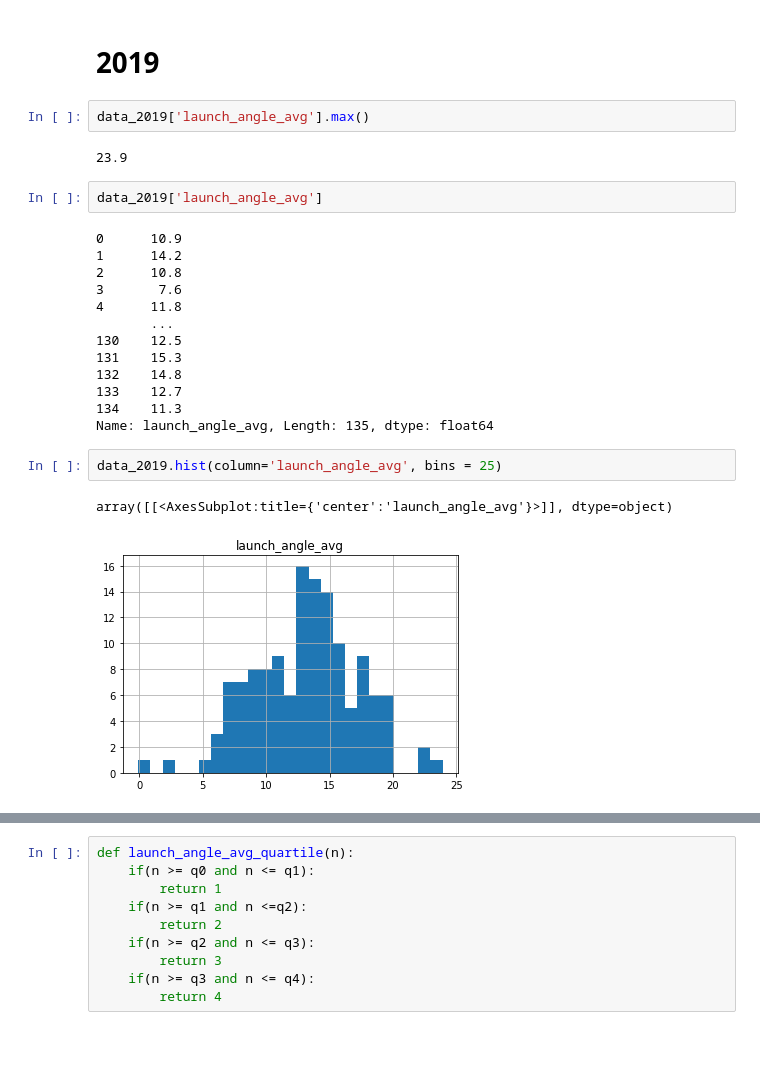
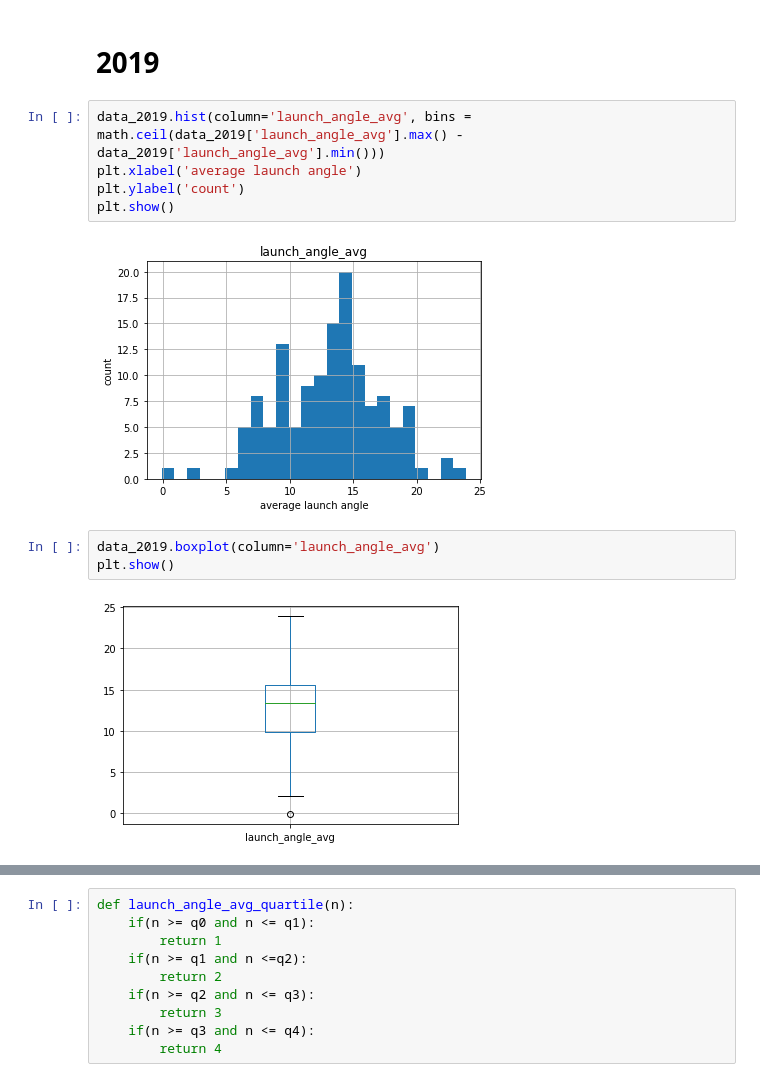
Before and after one commit to GeoffreyBrann/info2950, a Jupyter notebook: phase_4_launch_ange.ipynb, the cells around one changed output, grey strips where cells are left out. Cells and saved outputs as stored; diff of their text form; blank space fills up the shorter version.

```diff
--- a/phase_4_launch_ange.ipynb
+++ b/phase_4_launch_ange.ipynb
@@ -13,27 +14,15 @@ data_2016 = pd.read_csv('2016_statcast_data_final.csv')
 data_2015 = pd.read_csv('2015_statcast_data_final.csv')
 # %% [markdown]
 # 2019
-# %%
-data_2019['launch_angle_avg'].max()
-# %% [output]
-23.9
+# %%
+data_2019.hist(column='launch_angle_avg', bins = math.ceil(data_2019['launch_angle_avg'].max() - data_2019['launch_angle_avg'].min()))
+plt.xlabel('average launch angle')
+plt.ylabel('count')
+plt.show()
+# %% [output]
+[figure, added]
 # %%
-data_2019['launch_angle_avg']
+data_2019.boxplot(column='launch_angle_avg')
+plt.show()
 # %% [output]
-0      10.9
-1      14.2
-2      10.8
-3       7.6
-4      11.8
-       ...
-130    12.5
-131    15.3
-132    14.8
-133    12.7
-134    11.3
-Name: launch_angle_avg, Length: 135, dtype: float64
+[figure, added]
-# %%
-data_2019.hist(column='launch_angle_avg', bins = 25)
-# %% [output]
-array([[<AxesSubplot:title={'center':'launch_angle_avg'}>]], dtype=object)
-[figure, removed]
```
Also changed, not shown: parts of 41 cells of this notebook.
